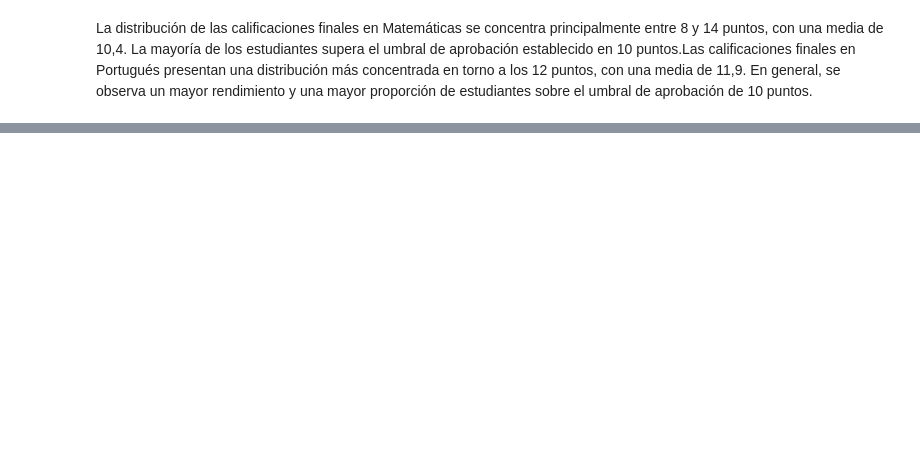
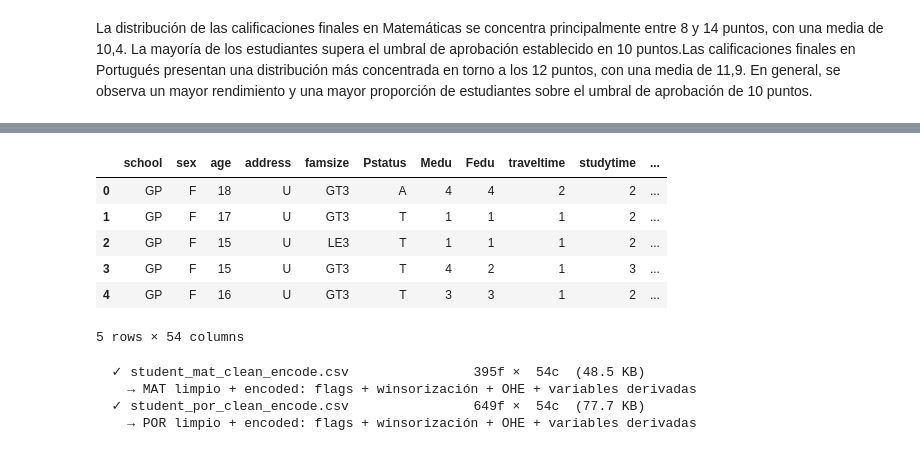
Before and after one commit to ffarina11/proyecto-grupo7-mcdi500, a Jupyter notebook: notebooks/F2_limpieza.ipynb, the cells around one changed output, grey strips where cells are left out. Cells and saved outputs as stored; diff of their text form; code cells hidden in the pictures; blank space fills up the shorter version.

Commit message:
F2_actualizacion_etapa_limpieza_y_transofrmacion_variables_notebook

```diff
--- a/notebooks/F2_limpieza.ipynb
+++ b/notebooks/F2_limpieza.ipynb
@@ -218,0 +411,10 @@ La distribución de las calificaciones finales en Matemáticas se concentra prin
+# %%
+# Aplicar pipeline de limpieza
+df_mat_clean = limpiar_dataset(df_mat, 'mat')
+df_por_clean = limpiar_dataset(df_por, 'por')
+
+# Winsorización de absences
+print("\n  Tratamiento de outliers en absences:")
+df_mat_clean = winsorizacion(df_mat_clean, 'absences', 0.95)
+df_por_clean = winsorizacion(df_por_clean, 'absences', 0.95)
+print("  ✓ Columna 'absences_original' preservada para trazabilidad.")
@@ -218,0 +465,11 @@ La distribución de las calificaciones finales en Matemáticas se concentra prin
+# %%
+# Aplicar transformaciones completas
+print("\n=== PIPELINE DE TRANSFORMACIONES ===\n")
+print("[Matemáticas]")
+df_mat_enc = codificar_binarias(df_mat_clean)
+df_mat_enc = codificar_ohe(df_mat_enc)
+df_mat_enc = crear_variables_derivadas(df_mat_enc)
+print("[Portugués]")
+df_por_enc = codificar_binarias(df_por_clean)
+df_por_enc = codificar_ohe(df_por_enc)
+df_por_enc = crear_variables_derivadas(df_por_enc)
@@ -218,0 +487,21 @@ La distribución de las calificaciones finales en Matemáticas se concentra prin
+# %%
+mostrar_primeras_filas(df_mat_enc,5)
+# %% [output]
+|  | school | sex | age | address | famsize | Pstatus | Medu | Fedu | traveltime | studytime | ... |
+| 0 | GP | F | 18 | U | GT3 | A | 4 | 4 | 2 | 2 | ... |
+| 1 | GP | F | 17 | U | GT3 | T | 1 | 1 | 1 | 2 | ... |
+| 2 | GP | F | 15 | U | LE3 | T | 1 | 1 | 1 | 2 | ... |
+| 3 | GP | F | 15 | U | GT3 | T | 4 | 2 | 1 | 3 | ... |
+| 4 | GP | F | 16 | U | GT3 | T | 3 | 3 | 1 | 2 | ... |
+5 rows × 54 columns
+# %%
+#llamar a la funcion para exportar datasets limpios y transformados
+exportar_dataset(df_mat_enc,     BASE + "student_mat_clean_encode.csv",
+                 "MAT limpio + encoded: flags + winsorización + OHE + variables derivadas")
+exportar_dataset(df_por_enc,     BASE + "student_por_clean_encode.csv",
+                 "POR limpio + encoded: flags + winsorización + OHE + variables derivadas")
+# %% [output]
+  ✓ student_mat_clean_encode.csv                395f ×  54c  (48.5 KB)
+    → MAT limpio + encoded: flags + winsorización + OHE + variables derivadas
+  ✓ student_por_clean_encode.csv                649f ×  54c  (77.7 KB)
+    → POR limpio + encoded: flags + winsorización + OHE + variables derivadas
```
Also changed, not shown: parts of 24 cells of this notebook.
